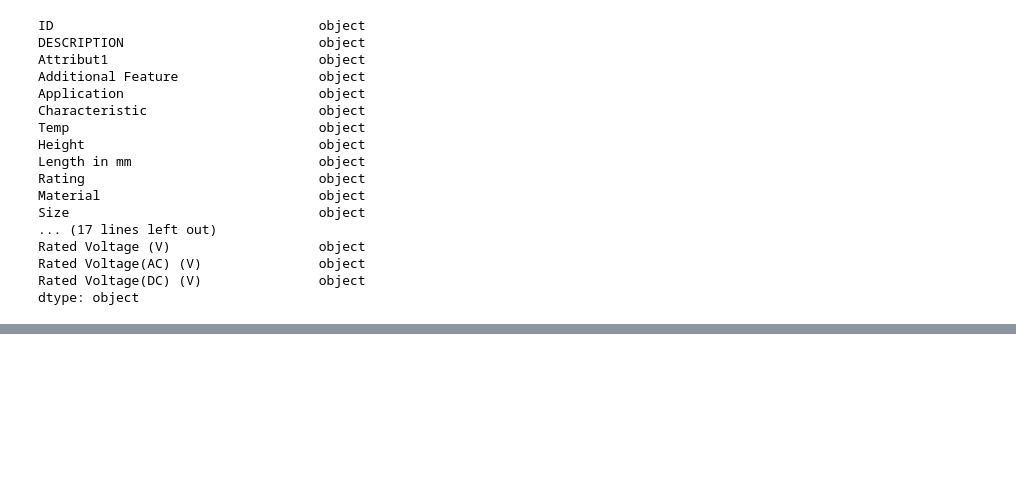
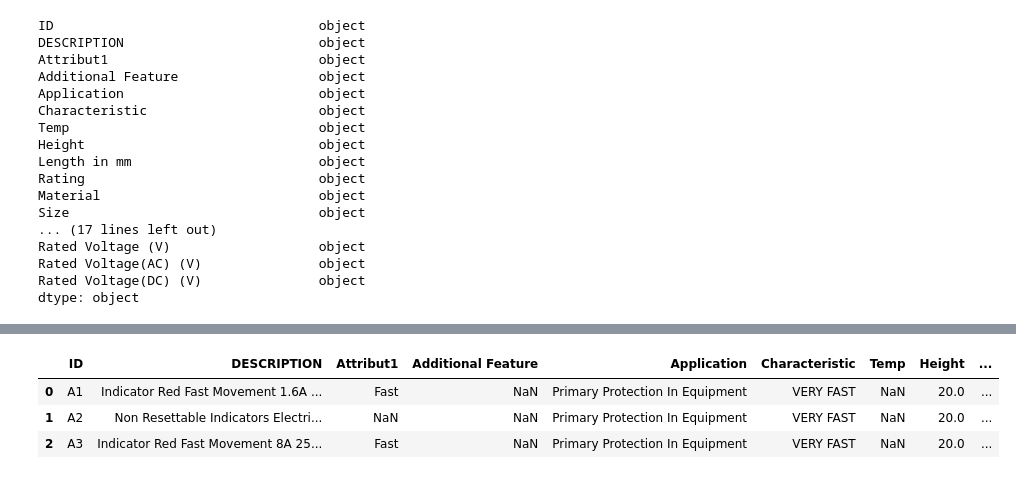
Before and after one commit to kingjosephm/BMW-Tasks, a Jupyter notebook: Task2.ipynb, the cells around one changed output, grey strips where cells are left out. Saved outputs shown, nothing was run; the diff lists cells and outputs as text; code cells hidden in the pictures; blank space fills up the shorter version.

```diff
--- a/Task2.ipynb
+++ b/Task2.ipynb
@@ -92,2 +138,9 @@ dtype: float64
+# %%
+df.head(3)
+# %% [output]
+|  | ID | DESCRIPTION | Attribut1 | Additional Feature | Application | Characteristic | Temp | Height | ... |
+| 0 | A1 | Indicator Red Fast Movement 1.6A ... | Fast | NaN | Primary Protection In Equipment | VERY FAST | NaN | 20.0 | ... |
+| 1 | A2 | Non Resettable Indicators Electri... | NaN | NaN | Primary Protection In Equipment | VERY FAST | NaN | 20.0 | ... |
+| 2 | A3 | Indicator Red Fast Movement 8A 25... | Fast | NaN | Primary Protection In Equipment | VERY FAST | NaN | 20.0 | ... |
 # %%
 df['DESCRIPTION'].head()
```
Also changed, not shown: parts of 19 cells of this notebook.
